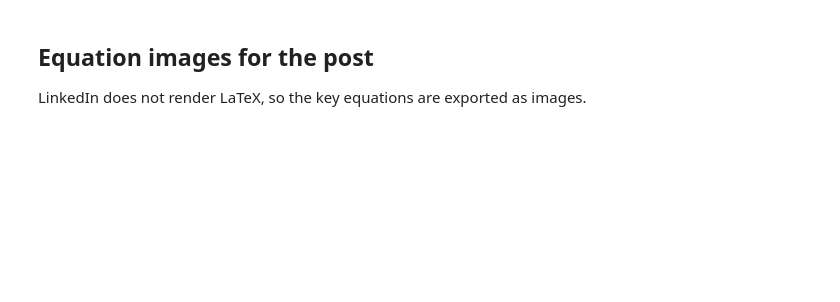
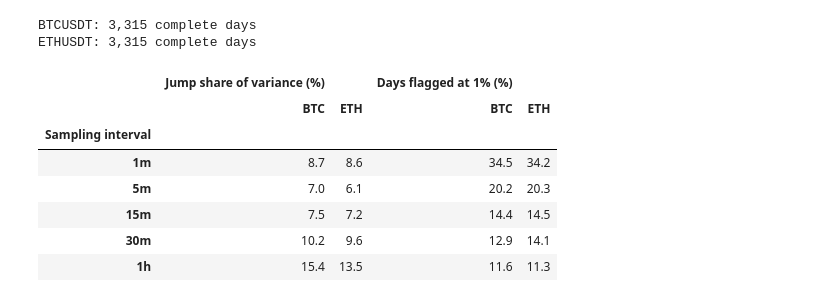
Before and after one commit to PascalLemieux/jumps, a Jupyter notebook: notebooks/01_jumps_vs_vol_bursts.ipynb, the cells around one changed output. Saved outputs shown, nothing was run; the diff lists cells and outputs as text; code cells hidden in the pictures; blank space fills up the shorter version.

```diff
--- a/notebooks/01_jumps_vs_vol_bursts.ipynb
+++ b/notebooks/01_jumps_vs_vol_bursts.ipynb
@@ -13,0 +33,23 @@ This notebook does two things:
+# %%
+import sys
+from pathlib import Path
+
+sys.path.insert(0, str(Path.cwd().parent / "src"))
+
+import numpy as np
+import pandas as pd
+import matplotlib.pyplot as plt
+
+from jumps import plotting as jp
+from jumps.data import load_klines, to_daily_grid
+from jumps.estimators import bns_jump_test, jump_summary, largest_moves, subsample_returns
+from jumps.simulate import simulate_log_prices
+
+jp.set_style()
+pd.set_option("display.width", 120)
+
+SYMBOLS = ["BTCUSDT", "ETHUSDT"]
+START, END = "2017-08", "2026-10"
+close = {s: load_klines(s, START, END)["close"] for s in SYMBOLS}
+for s, c in close.items():
+    print(f"{s}: {c.index[0]:%Y-%m-%d} to {c.index[-1]:%Y-%m-%d}, {len(c):,} one-minute bars")
@@ -52,4 +138,25 @@ jp.set_style()
-# %% [markdown]
-## Equation images for the post
-
-LinkedIn does not render LaTeX, so the key equations are exported as images.
+# %%
+INTERVALS = {"1m": 1, "5m": 5, "15m": 15, "30m": 30, "1h": 60}
+EMP_LABELS = list(INTERVALS)
+
+grids = {s: to_daily_grid(c) for s, c in close.items()}
+empirical = {s: jump_summary(g.to_numpy(), list(INTERVALS.values())) for s, g in grids.items()}
+for s, g in grids.items():
+    print(f"{s}: {len(g):,} complete days")
+
+emp_table = pd.concat(
+    {"Jump share of variance (%)": pd.DataFrame({s[:3]: 100 * r["jump_share"] for s, r in empirical.items()}, index=EMP_LABELS),
+     "Days flagged at 1% (%)": pd.DataFrame({s[:3]: 100 * r["days_flagged"] for s, r in empirical.items()}, index=EMP_LABELS)},
+    axis=1)
+emp_table.round(1).rename_axis("Sampling interval")
+# %% [output]
+BTCUSDT: 3,315 complete days
+ETHUSDT: 3,315 complete days
+|  | Jump share of variance (%) |  | Days flagged at 1% (%) |  |
+|  | BTC | ETH | BTC | ETH |
+| Sampling interval |  |  |  |  |
+| 1m | 8.7 | 8.6 | 34.5 | 34.2 |
+| 5m | 7.0 | 6.1 | 20.2 | 20.3 |
+| 15m | 7.5 | 7.2 | 14.4 | 14.5 |
+| 30m | 10.2 | 9.6 | 12.9 | 14.1 |
+| 1h | 15.4 | 13.5 | 11.6 | 11.3 |
```
Also changed, not shown: parts of 29 cells of this notebook, 14 other files.
